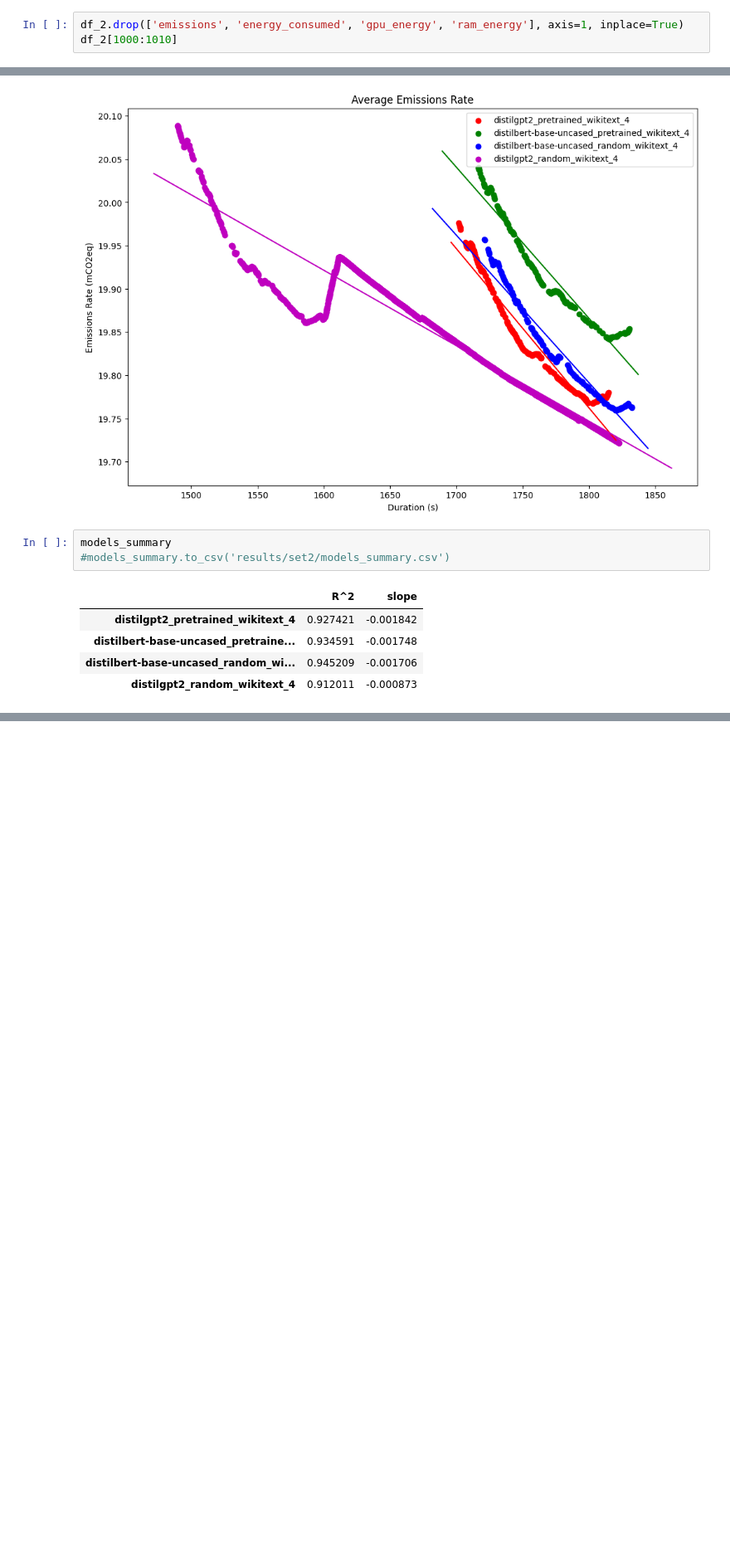
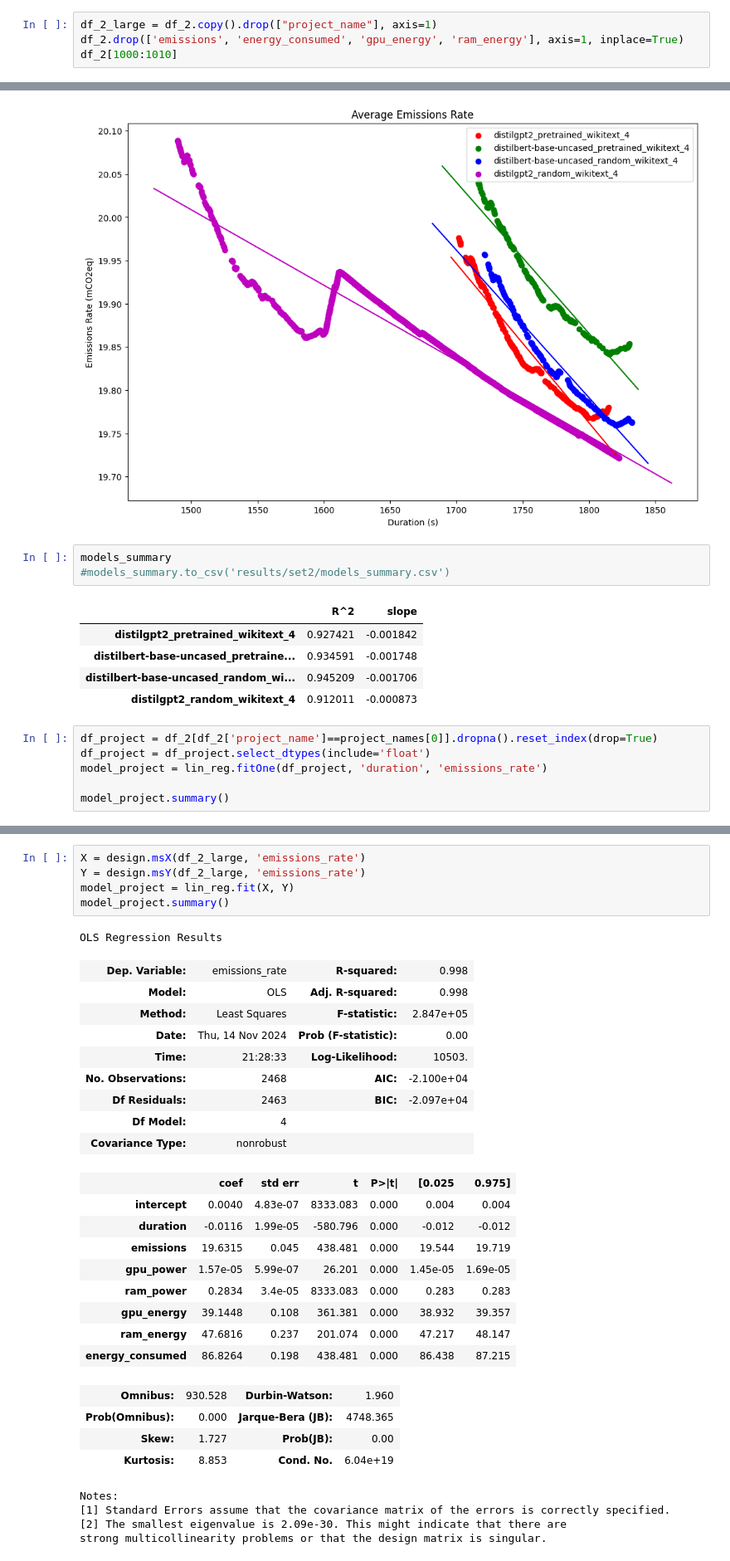
Before and after one commit to Burgundy800020/AI_sus_repo, a Jupyter notebook: Starter.ipynb, the cells around one changed output, grey strips where cells are left out. Shown at 83% size. Saved outputs shown, nothing was run; the diff lists cells and outputs as text; blank space fills up the shorter version.

Commit message:
set2 model summaries

```diff
--- a/Starter.ipynb
+++ b/Starter.ipynb
@@ -250,6 +229,7 @@ plt.clf()
 [figure]
 <Figure size 640x480 with 0 Axes>
 # %%
+df_2_large = df_2.copy().drop(["project_name"], axis=1)
 df_2.drop(['emissions', 'energy_consumed', 'gpu_energy', 'ram_energy'], axis=1, inplace=True)
 df_2[1000:1010]
 # %% [output]
@@ -312,3 +292,9 @@ models_summary
 | distilbert-base-uncased_pretraine... | 0.934591 | -0.001748 |
 | distilbert-base-uncased_random_wi... | 0.945209 | -0.001706 |
 | distilgpt2_random_wikitext_4 | 0.912011 | -0.000873 |
+# %%
+df_project = df_2[df_2['project_name']==project_names[0]].dropna().reset_index(drop=True)
+df_project = df_project.select_dtypes(include='float')
+model_project = lin_reg.fitOne(df_project, 'duration', 'emissions_rate')
+
+model_project.summary()
@@ -314,0 +323,33 @@ models_summary
+# %%
+X = design.msX(df_2_large, 'emissions_rate')
+Y = design.msY(df_2_large, 'emissions_rate')
+model_project = lin_reg.fit(X, Y)
+model_project.summary()
+# %% [output]
+OLS Regression Results
+| Dep. Variable: | emissions_rate | R-squared: | 0.998 |
+| Model: | OLS | Adj. R-squared: | 0.998 |
+| Method: | Least Squares | F-statistic: | 2.847e+05 |
+| Date: | Thu, 14 Nov 2024 | Prob (F-statistic): | 0.00 |
+| Time: | 21:28:33 | Log-Likelihood: | 10503. |
+| No. Observations: | 2468 | AIC: | -2.100e+04 |
+| Df Residuals: | 2463 | BIC: | -2.097e+04 |
+| Df Model: | 4 |  |  |
+| Covariance Type: | nonrobust |  |  |
+|  | coef | std err | t | P>|t| | [0.025 | 0.975] |
+| intercept | 0.0040 | 4.83e-07 | 8333.083 | 0.000 | 0.004 | 0.004 |
+| duration | -0.0116 | 1.99e-05 | -580.796 | 0.000 | -0.012 | -0.012 |
+| emissions | 19.6315 | 0.045 | 438.481 | 0.000 | 19.544 | 19.719 |
+| gpu_power | 1.57e-05 | 5.99e-07 | 26.201 | 0.000 | 1.45e-05 | 1.69e-05 |
+| ram_power | 0.2834 | 3.4e-05 | 8333.083 | 0.000 | 0.283 | 0.283 |
+| gpu_energy | 39.1448 | 0.108 | 361.381 | 0.000 | 38.932 | 39.357 |
+| ram_energy | 47.6816 | 0.237 | 201.074 | 0.000 | 47.217 | 48.147 |
+| energy_consumed | 86.8264 | 0.198 | 438.481 | 0.000 | 86.438 | 87.215 |
+| Omnibus: | 930.528 | Durbin-Watson: | 1.960 |
+| Prob(Omnibus): | 0.000 | Jarque-Bera (JB): | 4748.365 |
+| Skew: | 1.727 | Prob(JB): | 0.00 |
+| Kurtosis: | 8.853 | Cond. No. | 6.04e+19 |
+Notes:
+[1] Standard Errors assume that the covariance matrix of the errors is correctly specified.
+[2] The smallest eigenvalue is 2.09e-30. This might indicate that there are
+strong multicollinearity problems or that the design matrix is singular.
```
Also changed, not shown: parts of 5 cells of this notebook, 3 other files.
